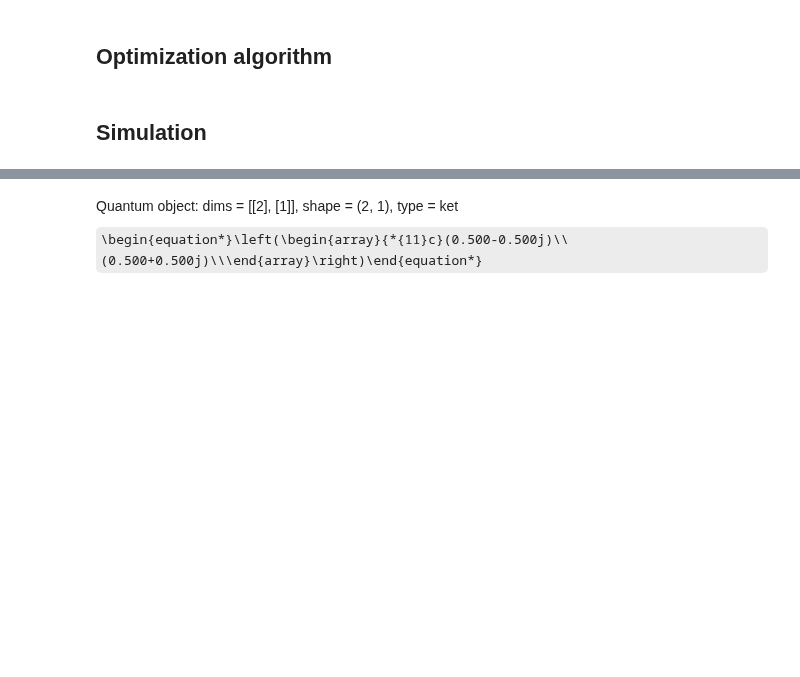
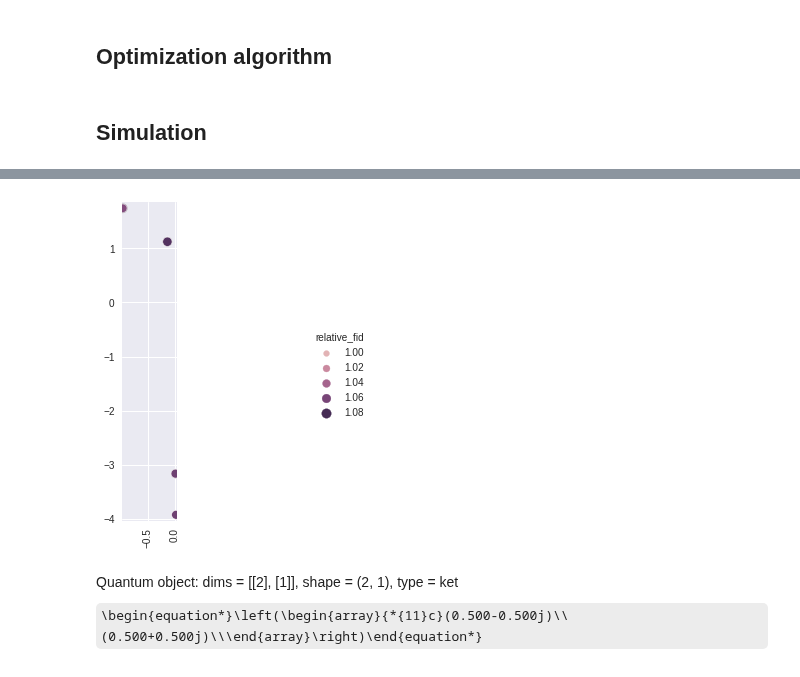
Before and after one commit to farice/SpectatorQubits, a Jupyter notebook: MAB-continuous-analytic-arbitrary-axis.ipynb, the cells around one changed output, grey strips where cells are left out. Drawn from its saved outputs; the diff is of its cells as text; code cells hidden in the pictures; some formulas as TeX source; blank space fills up the shorter version.

```diff
--- a/MAB-continuous-analytic-arbitrary-axis.ipynb
+++ b/MAB-continuous-analytic-arbitrary-axis.ipynb
@@ -713,3 +720,42 @@ plot_layered(parallel_sims, context_contour, correction_contour, burnin_length=1
+# %%
+import seaborn as sns
+import pandas as pd
+
+burnin_length = 10
+d = {
+    "batch_number": np.array([]),
+    "context_eta_init": np.array([]),
+    "correction_eta_init_0": np.array([]),
+    "correction_eta_init_1": np.array([]),
+    "relative_fid": np.array([])
+}
+for idx, sim in enumerate(parallel_sims):
+        data_fids = np.mean(np.array([s.data_fidelity_per_episode[burnin_length:] for s in sim]), axis=0)
+        ctrl_fids = np.mean(np.array([s.control_fidelity_per_episode[burnin_length:] for s in sim]), axis=0)
+
+        rel_fids = data_fids / ctrl_fids
+        for i, r in enumerate(rel_fids):
+            d["batch_number"] = np.append(d["batch_number"], i)
+            d["relative_fid"] = np.append(d["relative_fid"], r)
+            d["context_eta_init"] = np.append(d["context_eta_init"], sim[0].context_eta_init[0])
+            d["correction_eta_init_0"] = np.append(d["correction_eta_init_0"], sim[0].correction_eta_init[0][0])
+            d["correction_eta_init_1"] = np.append(d["correction_eta_init_1"], sim[0].correction_eta_init[1][0])
+
+
+df = pd.DataFrame.from_dict(d)
+g = sns.relplot(
+    data=df,
+    x="context_eta_init", y="correction_eta_init_0", hue="relative_fid", size="relative_fid"
+)
+
+# Tweak the figure to finalize
+g.set(xlabel="", ylabel="", aspect="equal")
+g.despine(left=True, bottom=True)
+g.ax.margins(.02)
+for label in g.ax.get_xticklabels():
+    label.set_rotation(90)
+# %% [output]
+[figure, added]
 # %%
 rz(np.pi / 2) * snot() * basis(2, 0)
 # %% [output]
```
Also changed, not shown: parts of 6 cells of this notebook, 1 other file.
